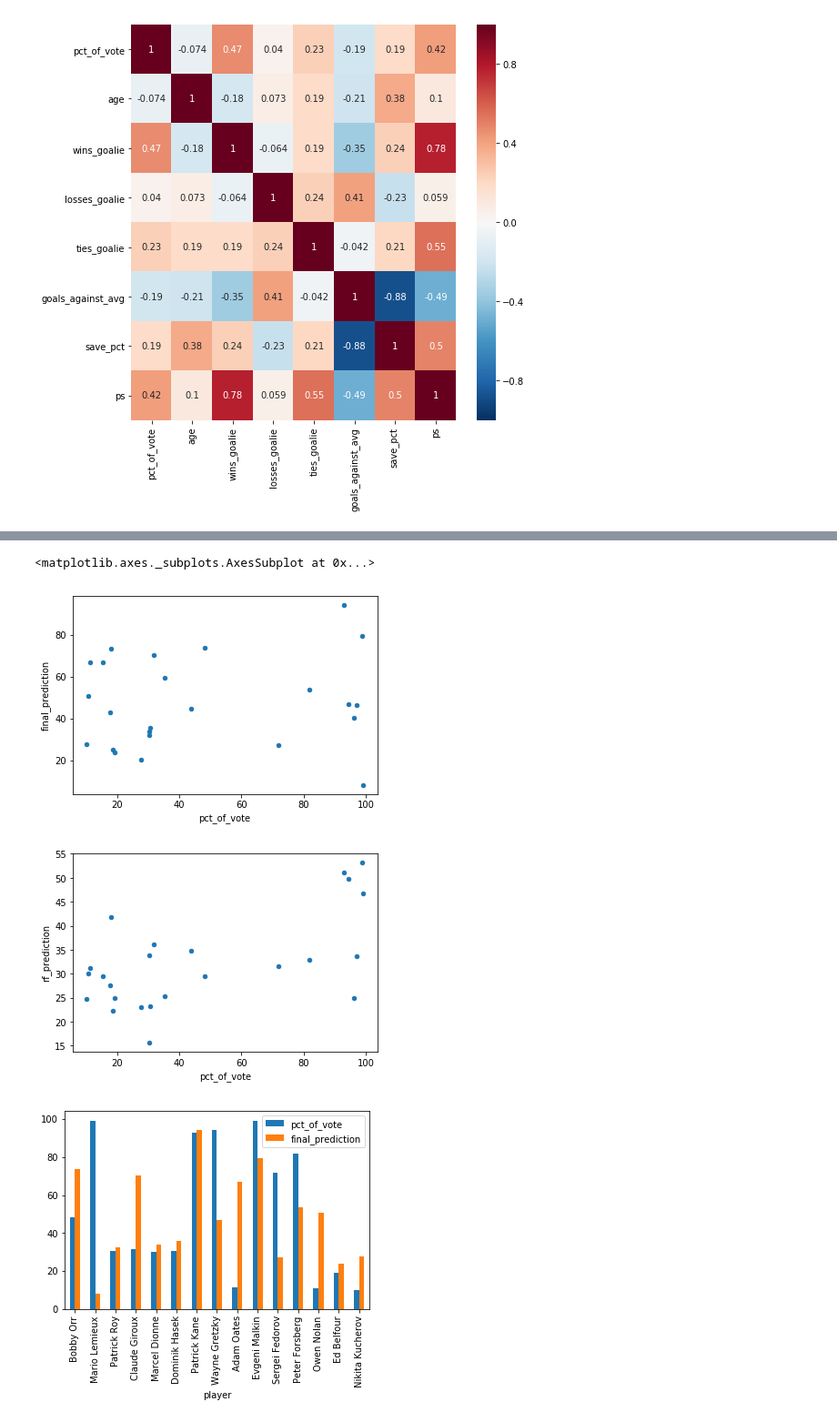
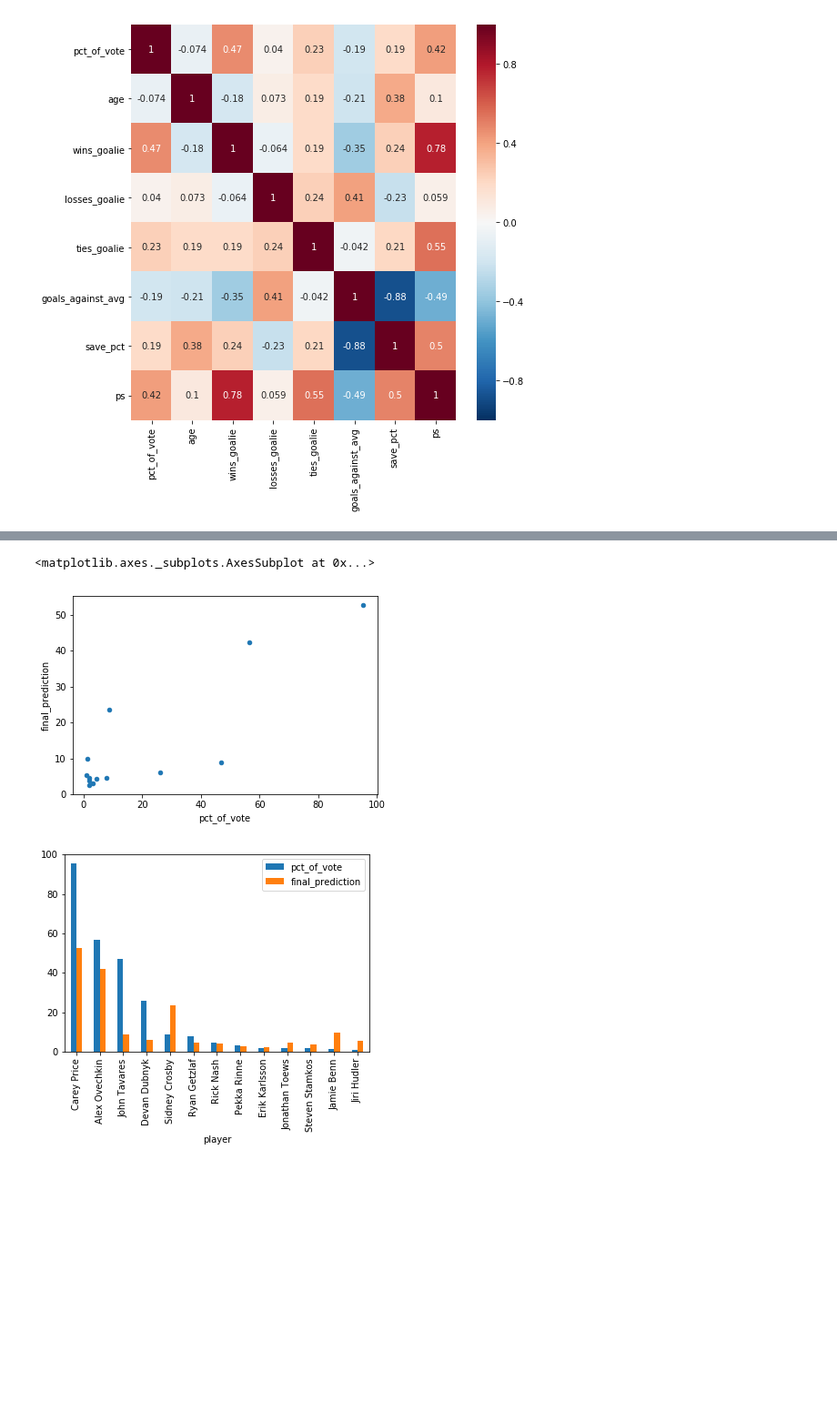
Before and after one commit to dbz10/NHL-Player-Awards, a Jupyter notebook: NHL MVP prediction.ipynb, the cells around one changed output, grey strips where cells are left out. Shown at 91% size. Cells and saved outputs as stored; diff of their text form; code cells hidden in the pictures; blank space fills up the shorter version.

```diff
--- a/NHL MVP prediction.ipynb
+++ b/NHL MVP prediction.ipynb
@@ -250,8 +254,9 @@ model_features = [ u'age', u'goals', u'assists',  u'plus_minus',
 
 
 # # two approaches: in one, use all years prior to 2017 as training
-# train=fd[fd["Year"]<=2017]
-# test=fd[fd["Year"]>2017]
+target_yr = 2015
+train=fd[fd["Year"]!=target_yr]
+test=fd[fd["Year"] == target_yr]
 
 # x_train = train[model_features]
 # x_test = test[model_features]
@@ -264,25 +269,18 @@ model_features = [ u'age', u'goals', u'assists',  u'plus_minus',
 
 
 
-# other approach: use train test split
-# make an extra thing that also has their names in addition to pct of vote
 
-
-
-train, test = train_test_split(fd,test_size=0.1)
+# train, test = train_test_split(fd,test_size=0.03)
 base, holdout = train_test_split(train,test_size=0.1)
 
 x_test = test[model_features]
-yf_test = test.pct_of_vote
-yl_test = test.logpct_of_vote
+y_test = test.pct_of_vote
 
 x_base = base[model_features]
-yf_base = base.pct_of_vote
-yl_base = base.logpct_of_vote
+y_base = base.pct_of_vote
 
 x_holdout = holdout[model_features]
-yf_holdout = holdout.pct_of_vote
-yl_holdout = holdout.logpct_of_vote
+y_holdout = holdout.pct_of_vote
 
 
 # x_base and y_base will be used to fit the base models
@@ -507,61 +444,58 @@ sns.heatmap(zz,annot=True,cmap="RdBu_r",vmin=-1,vmax=1);
 # %%
 # train the ensemble
+xgb_params = {
+    'seed': 0,
+    'colsample_bytree': 0.7,
+    'silent': 1,
+    'subsample': 0.7,
+    'learning_rate': 0.075,
+    'max_depth': 7,
+    'num_parallel_tree': 1,
+    'min_child_weight': 1,
+    'eval_metric': 'mae',
+    'nrounds': 350
+}
 
-ensemble.fit(lvl1_predictions,yf_holdout)
+stack = XgbWrapper(seed=SEED,params=xgb_params)
+
+stack.train(lvl1_predictions,y_holdout)
 
 # feature importances, out of curiosity
-print zip(lvl1_predictions.columns,ensemble.feature_importances_)
+# print zip(lvl1_predictions.columns,stack.feature_importances)
 
 
 # prepare input predictions for blender
 x_test_lvl2 = pd.DataFrame(columns = {
-#                                             "rf_F",
-#                                            "xgb_F",
-#                                            "svr_F",
-#                                            "et_F",
-#                                            "mlp_F"
-#                                           ,"rf_L",
-#                                            "xgb_L",
-#                                            "svr_L",
-#                                            "et_L",
-#                                            "mlp_L"
                                           })
 
-x_test_lvl2["rf_F"] = forest_test_F
-x_test_lvl2["xgb_F"] = xgb_test_F
-x_test_lvl2["svr_F"] = svr_test_F
-x_test_lvl2["et_F"] = etrees_test_F
-# x_test_lvl2["mlp_F"] = mlp_test_F
-
-# x_test_lvl2["rf_L"] = forest_test_L
-# x_test_lvl2["xgb_L"] = xgb_test_L
-# x_test_lvl2["svr_L"] = svr_test_L
-# x_test_lvl2["et_L"] = etrees_test_L
-# x_test_lvl2["mlp_L"] = mlp_test_L
+x_test_lvl2["rf"] = forest.predict(x_test)
+x_test_lvl2["xgb"] = gbm.predict(x_test)
+# x_test_lvl2["svr"] = svr_test_F
+x_test_lvl2["et"] = et.predict(x_test)
+x_test_lvl2["mlp"] = mlp.predict(x_test)
 
 
 
 
-lvl2_prediction = ensemble.predict(x_test_lvl2)
+
+lvl2_prediction = stack.predict(x_test_lvl2)
 
 
-print("Averaged MAE %f" % mean_absolute_error(lvl2_prediction,yf_test))
+print("Averaged MAE %f" % mean_absolute_error(lvl2_prediction,y_test))
 
 test["final_prediction"] = lvl2_prediction
-test["rf_prediction"] = forest_test_F
+
 
 # fig = plt.figure()
 
 
 
 test.plot.scatter(x='pct_of_vote',y='final_prediction')
-test.plot.scatter(x='pct_of_vote',y='rf_prediction')
 
 
 test[['player','pct_of_vote','final_prediction']].head(15).plot.bar(x='player')
 
 
-test[['player','pct_of_vote','rf_prediction']].head(15).plot.bar(x='player')
 
 
 
@@ -572,4 +505,3 @@ Averaged MAE 29.243777
 <matplotlib.axes._subplots.AxesSubplot at 0x...>
-[figure, old version]
+[figure, new version]
-[figure, old version]
+[figure, new version]
-[figure, removed]
```
Also changed, not shown: parts of 8 cells of this notebook.
